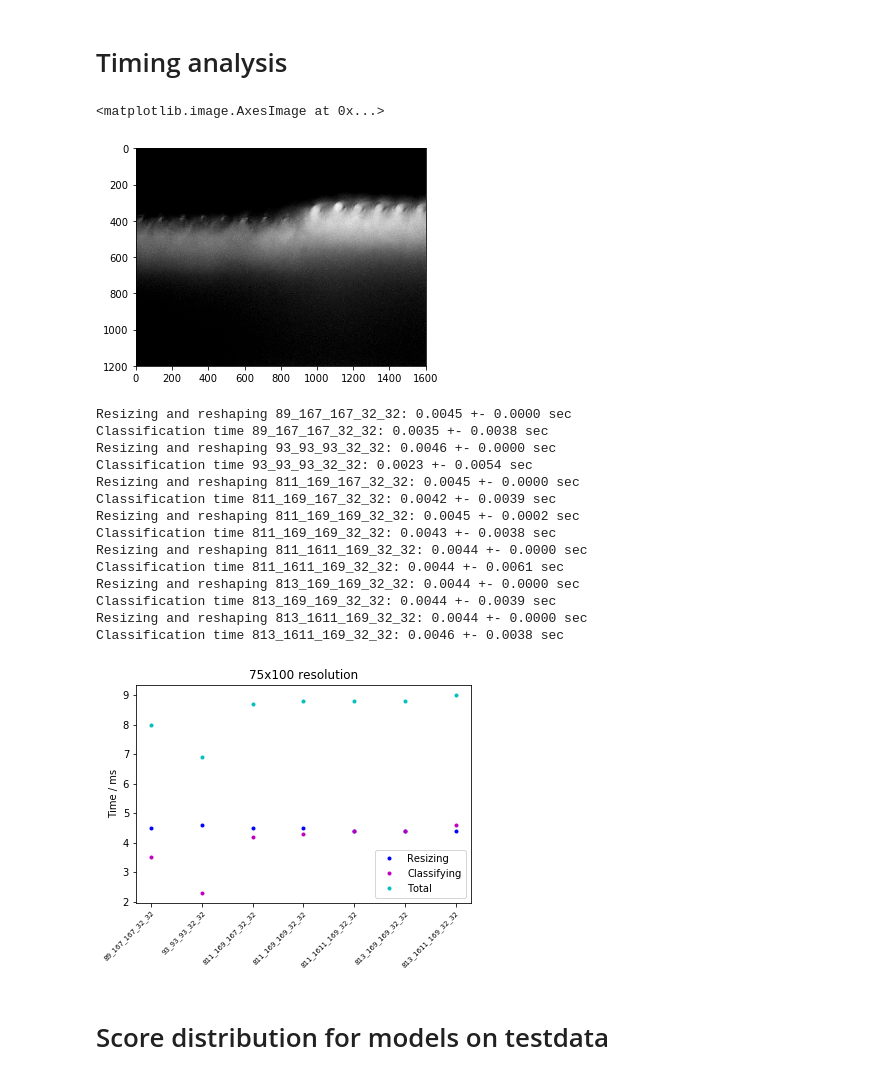
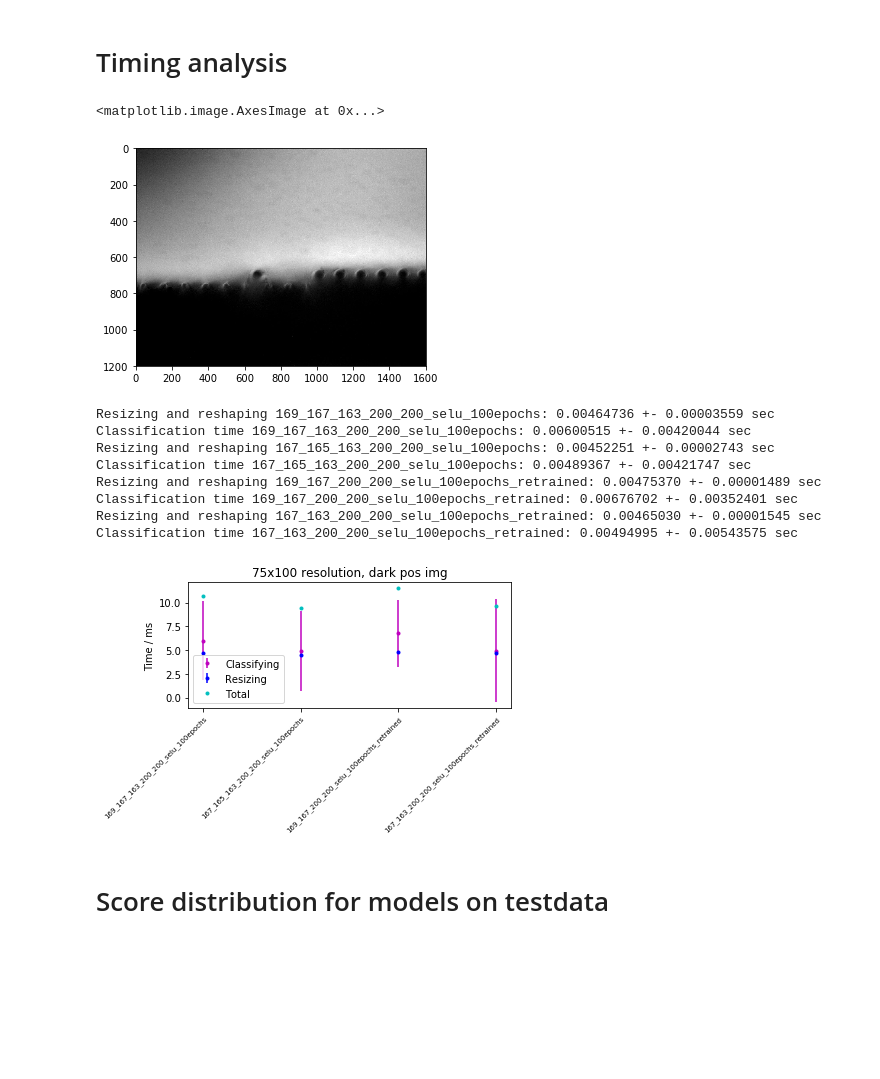
Before and after one commit to jamenne/WindingControl, a Jupyter notebook: plotmaker.ipynb, the cells around one changed output. Saved outputs shown, nothing was run; the diff lists cells and outputs as text; code cells hidden in the pictures; blank space fills up the shorter version.

Commit message:
add timing measurements

```diff
--- a/plotmaker.ipynb
+++ b/plotmaker.ipynb
@@ -29,11 +25,11 @@ y=100
 # %% [markdown]
 # Timing analysis
 # %%
-img = np.array(Image.open('../../../WindingImages/IMG_2017-09-03_13-27-44.jpg'))
+img = np.array(Image.open('../../../WindingImages/2017-09-10/IMG_2017-09-10_15-56-08.jpg'))
 plt.imshow(img, cmap='gray')
 # %% [output]
 <matplotlib.image.AxesImage at 0x...>
-[figure, old version]
+[figure, new version]
 # %%
 means = np.loadtxt('../Means.txt')
 stds = np.loadtxt('../StdDev.txt')
@@ -48,8 +41,11 @@ names = ['89_167_167_32_32',
 # %%
-f = open('../Data/Timing_75_100.txt', 'a')
+f = open('../Data/Timing/Timing_75_100_{:}.txt'.format(str(datetime.now().strftime('%Y-%m-%d_%H-%M-%S'))), 'a')
 
-for n in names:
-    model = load_model('../TrainedModels/' + n + '.h5')
+for i, n in enumerate(names):
+    if i <= 1:
+        model = load_model('../TrainedModels/2017-09-10/' + n + '.h5')
+    else:
+        model = load_model('../TrainedModels/2017-09-09/' + n + '.h5')
 
     total_res = []
     total_class = []
@@ -59,10 +55,10 @@ for n in names:
     for i in range(10000):
         # resize and re-shape
         t_start_resize = timer.time()
-        img2 = scipy.misc.imresize(img, (z,y))
+        img2 = scipy.misc.imresize(img, (h,w))
         # apply normalization
         img2 = (img2-means)/stds
-        img2 = np.reshape(img2,[1,z,y,1])
+        img2 = np.reshape(img2,[1,h,w,1])
         t_stop_resize = timer.time()
 
         dt1 = t_stop_resize - t_start_resize
@@ -80,46 +76,44 @@ for n in names:
     total_res = np.array(total_res)
     total_class = np.array(total_class)
 
-    print('Resizing and reshaping {}: {:.4f} +- {:.4f} sec'.format(n, total_res.mean(), total_res.std()))
-    print('Classification time {}: {:.4f} +- {:.4f} sec'.format(n, total_class.mean(), total_class.std()))
+    print('Resizing and reshaping {}: {:.8f} +- {:.8f} sec'.format(n, total_res.mean(), total_res.std()))
+    print('Classification time {}: {:.8f} +- {:.8f} sec'.format(n, total_class.mean(), total_class.std()))
 
-    f.write('{}\t{:.4f}\t{:.4f}\t{:.4f}\t{:.4f}\n'.format(n, total_res.mean(), total_res.std(), total_class.mean(), total_class.std()))
+    f.write('{}\t{:.8f}\t{:.8f}\t{:.8f}\t{:.8f}\n'.format(n, total_res.mean(), total_res.std(), total_class.mean(), total_class.std()))
 
 
 f.close()
 # %% [output]
-Resizing and reshaping 89_167_167_32_32: 0.0045 +- 0.0000 sec
-Classification time 89_167_167_32_32: 0.0035 +- 0.0038 sec
-Resizing and reshaping 93_93_93_32_32: 0.0046 +- 0.0000 sec
-Classification time 93_93_93_32_32: 0.0023 +- 0.0054 sec
-Resizing and reshaping 811_169_167_32_32: 0.0045 +- 0.0000 sec
-Classification time 811_169_167_32_32: 0.0042 +- 0.0039 sec
-Resizing and reshaping 811_169_169_32_32: 0.0045 +- 0.0002 sec
-Classification time 811_169_169_32_32: 0.0043 +- 0.0038 sec
-Resizing and reshaping 811_1611_169_32_32: 0.0044 +- 0.0000 sec
-Classification time 811_1611_169_32_32: 0.0044 +- 0.0061 sec
-Resizing and reshaping 813_169_169_32_32: 0.0044 +- 0.0000 sec
-Classification time 813_169_169_32_32: 0.0044 +- 0.0039 sec
-Resizing and reshaping 813_1611_169_32_32: 0.0044 +- 0.0000 sec
-Classification time 813_1611_169_32_32: 0.0046 +- 0.0038 sec
+Resizing and reshaping 169_167_163_200_200_selu_100epochs: 0.00464736 +- 0.00003559 sec
+Classification time 169_167_163_200_200_selu_100epochs: 0.00600515 +- 0.00420044 sec
+Resizing and reshaping 167_165_163_200_200_selu_100epochs: 0.00452251 +- 0.00002743 sec
+Classification time 167_165_163_200_200_selu_100epochs: 0.00489367 +- 0.00421747 sec
+Resizing and reshaping 169_167_200_200_selu_100epochs_retrained: 0.00475370 +- 0.00001489 sec
+Classification time 169_167_200_200_selu_100epochs_retrained: 0.00676702 +- 0.00352401 sec
+Resizing and reshaping 167_163_200_200_selu_100epochs_retrained: 0.00465030 +- 0.00001545 sec
+Classification time 167_163_200_200_selu_100epochs_retrained: 0.00494995 +- 0.00543575 sec
 # %%
-name = np.genfromtxt('../Data/Timing_75_100.txt', unpack=True, usecols=[0], dtype=str)
+time_path = '../Data/Timing/Timing_75_100_darkneg.txt'
 
-res, clas = np.genfromtxt('../Data/Timing_75_100.txt', unpack=True, usecols=[1,3])
+name = np.genfromtxt(time_path, unpack=True, usecols=[0], dtype=str)
+
+res, res_std, clas, clas_std = np.genfromtxt(time_path, unpack=True, usecols=[1,2,3,4])
 # %%
 fig, ax = plt.subplots()
 
-ax.plot(res*1000, color='b', marker='.', ls='', label='Resizing')
-ax.plot(clas*1000, color='m', marker='.', ls='', label='Classifying')
-ax.plot((res+clas)*1000, color='c', marker='.', ls='', label='Total')
+ax.errorbar(x=np.arange(len(clas)), y=clas*1000, yerr=clas_std*1000, color='m', marker='.', ls='', label='Classifying')
+ax.errorbar(x=np.arange(len(res)), y=res*1000, yerr=res_std*1000, color='b', marker='.', ls='', label='Resizing')
+ax.errorbar(x=np.arange(len(res+clas)), y=(res+clas)*1000, color='c', marker='.', ls='', label='Total')
 
 ax.set_ylabel('Time / ms')
 ax.legend(loc='best')
-ax.set_title('75x100 resolution')
+ax.set_title('75x100 resolution, dark pos img')
 
 _ = plt.xticks(np.arange(len(name)), name, rotation=45, rotation_mode='anchor', ha='right', va='top', fontsize=7)
+
+plt.tight_layout()
 # %% [output]
-[figure, old version]
+[figure, new version]
 # %% [markdown]
 # Score distribution for models on testdata
 # %%
```
Also changed, not shown: parts of 4 cells of this notebook.
